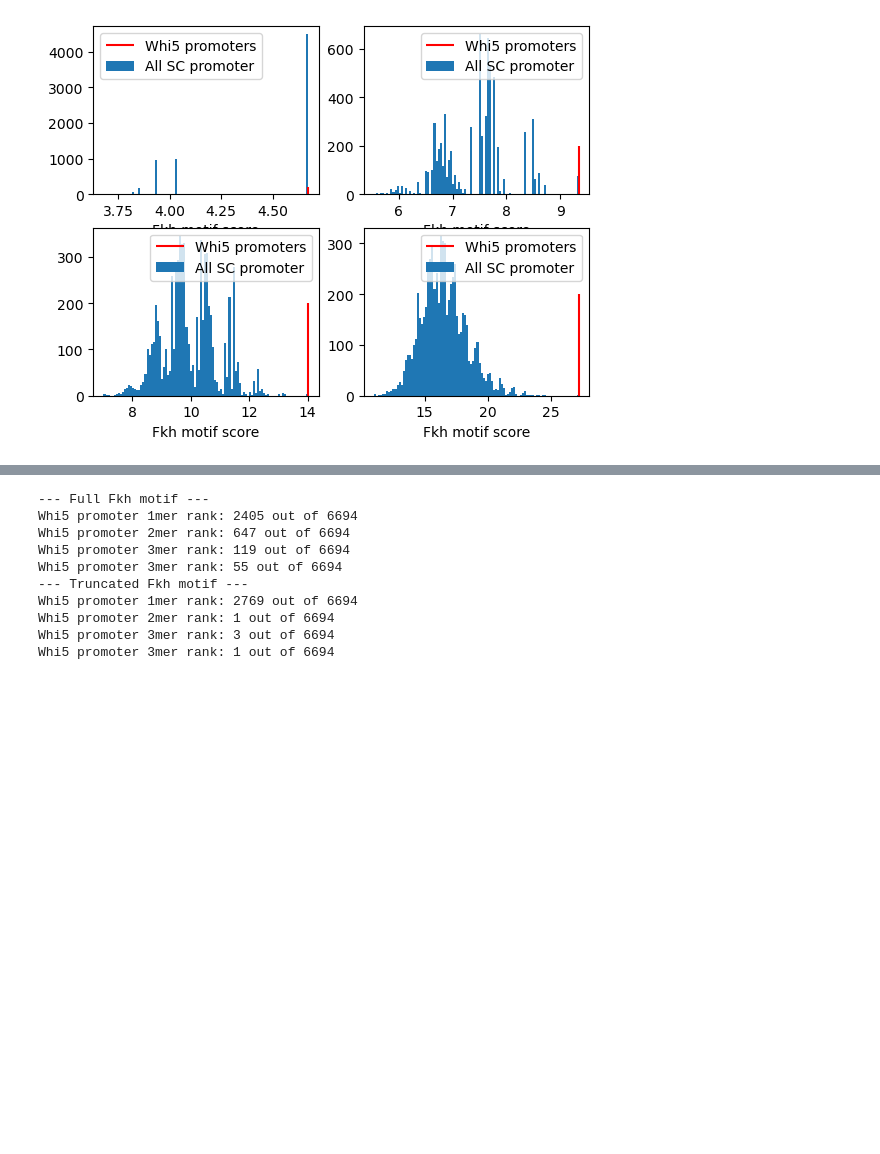
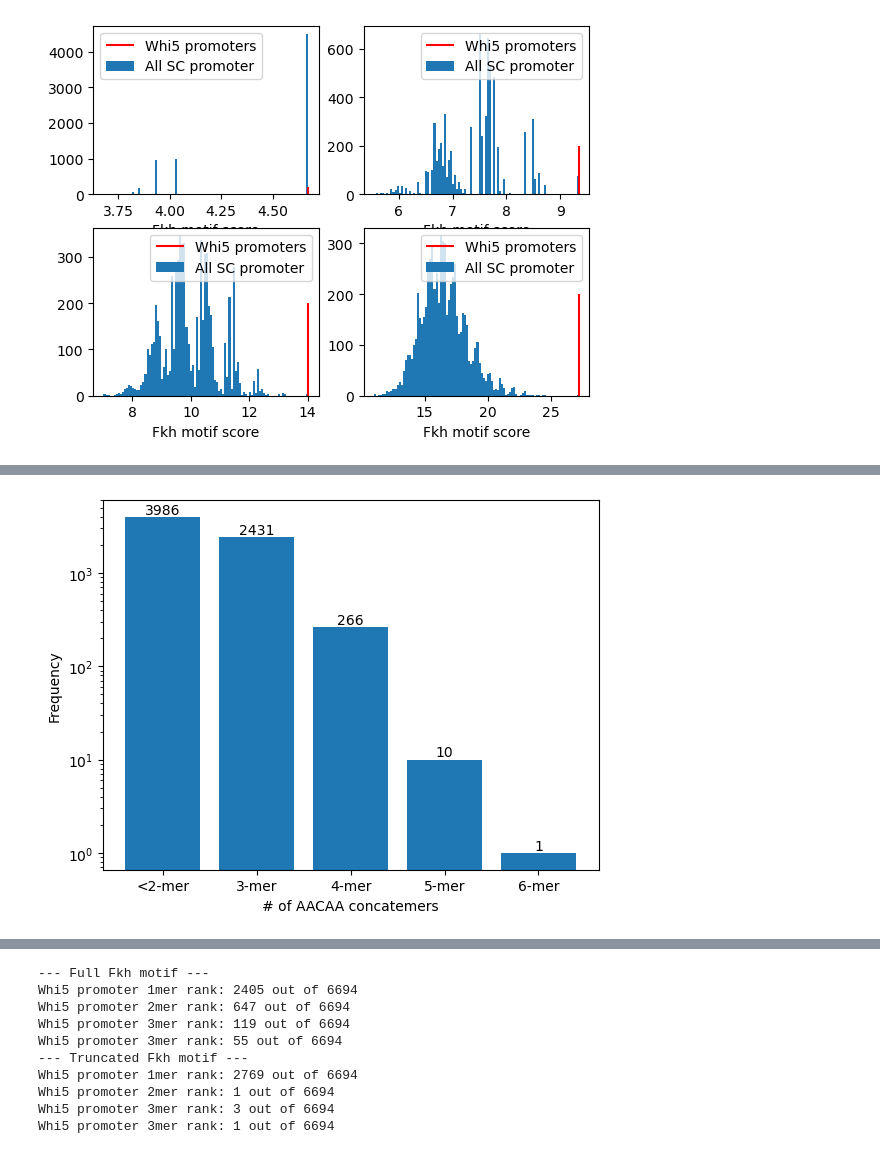
Before and after one commit to skotheimlab/fkh_concatemer_analysis, a Jupyter notebook: fkh_binding_site_on_scg.ipynb, the cells around one changed output, grey strips where cells are left out. Drawn from its saved outputs; the diff is of its cells as text; code cells hidden in the pictures; blank space fills up the shorter version.

```diff
--- a/fkh_binding_site_on_scg.ipynb
+++ b/fkh_binding_site_on_scg.ipynb
@@ -195,0 +253,18 @@ The PostScript backend does not support transparency; partially transparent arti
+# %%
+bin_edges = synthetic_scores.mean().values[:-1] + np.diff(synthetic_scores.mean())/2
+bin_edges = np.insert(bin_edges,0,0)
+bin_edges = np.append(bin_edges,30)
+
+counts,bins = np.histogram(df_trunc_6mer['Max'],bins= bin_edges)
+df_trunc_6mer['# concats'] = np.digitize(df_trunc_6mer['Max'].astype(float),bins= bin_edges.astype(float))+1
+plt.yscale('log', nonpositive='clip')
+container = plt.bar(range(len(counts)),counts)
+plt.bar_label(container,counts)
+plt.xlabel('# of AACAA concatemers')
+plt.ylabel('Frequency')
+g = plt.gca()
+g.set_xticks(range(len(counts)),labels=['<2-mer','3-mer','4-mer','5-mer','6-mer'])
+
+plt.savefig(path.join(dirname,'truncated_fkh_nmer_scores_binned.eps'),format='eps')
+# %% [output]
+[figure, added]
```
Also changed, not shown: parts of 13 cells of this notebook, 1 other file.
